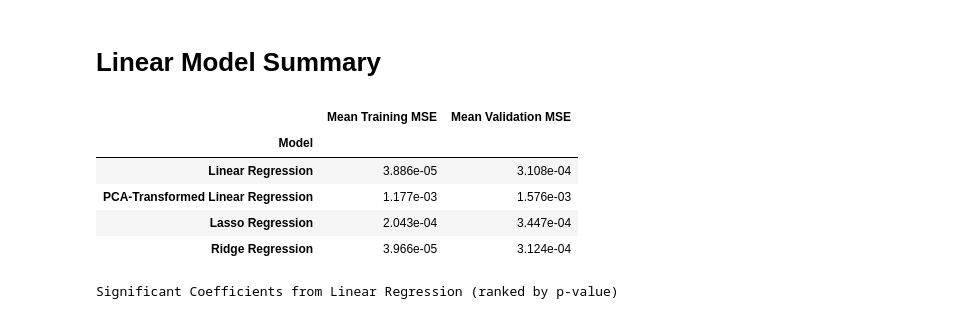
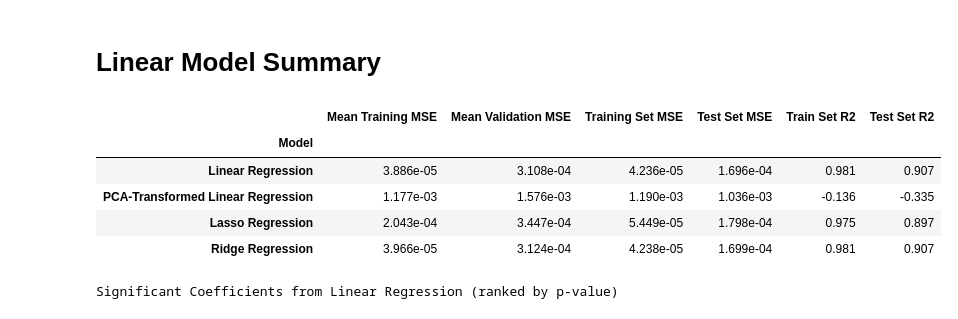
Before and after one commit to eshantewari/cs109-final-project, a Jupyter notebook: Linear Regression Model.ipynb, the cells around one changed output. Drawn from its saved outputs; the diff is of its cells as text; code cells hidden in the pictures.

```diff
--- a/Linear Regression Model.ipynb
+++ b/Linear Regression Model.ipynb
@@ -140,5 +145,13 @@ print(f"Mean training set MSE: {train_mse_lr:.7f}. Mean validation set MSE: {val
 
 #Overall Fitted Model
 lr.fit(X_train, y_train)
+train_mse_lr_full = mean_squared_error(lr.predict(X_train), y_train)
+r2_train_lr_full = r2_score(lr.predict(X_train), y_train)
+
+test_mse_lr_full = mean_squared_error(lr.predict(X_test), y_test)
+r2_test_lr_full = r2_score(lr.predict(X_test), y_test)
+
+print(f"Overall training set MSE: {train_mse_lr_full:.7f}. Overall test set MSE: {test_mse_lr_full:.7f} ")
+print(f"Overall training set R2: {r2_train_lr_full:.3f}. Overall test set R2: {r2_test_lr_full:.3f} ")
 # %% [output]
 Mean training set MSE: 0.0000389. Mean validation set MSE: 0.0003108
@@ -251,5 +268,13 @@ print(f"Mean training set MSE: {train_mse_lr_pca:.7f}. Mean validation set MSE:
 
 #Overall Fitted Model
 lr_pca.fit(X_train_pca[:,:n_components], y_train)
+train_mse_lr_pca_full = mean_squared_error(lr_pca.predict(X_train_pca[:,:n_components]), y_train)
+r2_train_lr_pca_full = r2_score(lr_pca.predict(X_train_pca[:,:n_components]), y_train)
+
+test_mse_lr_pca_full = mean_squared_error(lr_pca.predict(X_test_pca[:,:n_components]), y_test)
+r2_test_lr_pca_full = r2_score(lr_pca.predict(X_test_pca[:,:n_components]), y_test)
+
+print(f"Overall training set MSE: {train_mse_lr_pca_full:.7f}. Overall test set MSE: {test_mse_lr_pca_full:.7f} ")
+print(f"Overall training set R2: {r2_train_lr_pca_full:.3f}. Overall test set R2: {r2_test_lr_pca_full:.3f} ")
 # %% [output]
 Mean training set MSE: 0.0011766. Mean validation set MSE: 0.0015765
@@ -281,6 +307,7 @@ plt.xlabel("alpha")
 plt.ylabel("MSE")
 plt.legend()
 plt.title("Alpha Paramater for Lasso Model vs Train and Validation MSEs")
+plt.savefig('Project_images/lasso_tuning.pdf', bbox_inches="tight")
 plt.show()
 
 best_alpha_lasso = alphas[val_MSEs.index(min(val_MSEs))]
@@ -293,7 +320,15 @@ print(f"Alpha of Best Model: {best_alpha_lasso}. Mean training set MSE: {train_m
 
 #Overall Fitted Model
 lasso = Lasso(alpha = best_alpha_lasso, max_iter=10000)
-lasso.fit(X_train_scaled, y_train)
+lasso.fit(X_train, y_train)
+train_mse_lasso_full = mean_squared_error(lasso.predict(X_train), y_train)
+r2_train_lasso_full = r2_score(lasso.predict(X_train), y_train)
+
+test_mse_lasso_full = mean_squared_error(lasso.predict(X_test), y_test)
+r2_test_lasso_full = r2_score(lasso.predict(X_test), y_test)
+
+print(f"Overall training set MSE: {train_mse_lasso_full:.7f}. Overall test set MSE: {test_mse_lasso_full:.7f} ")
+print(f"Overall training set R2: {r2_train_lasso_full:.3f}. Overall test set R2: {r2_test_lasso_full:.3f} ")
 # %% [output]
 [figure]
 Alpha of Best Model: 0.001. Mean training set MSE: 0.0002043. Mean validation set MSE: 0.0003447
@@ -352,6 +406,7 @@ plt.xlabel("alpha")
 plt.ylabel("MSE")
 plt.legend()
 plt.title("Alpha Paramater for Ridge Model vs Train and Validation MSEs")
+plt.savefig('Project_images/ridge_tuning.pdf', bbox_inches="tight")
 plt.show()
 
 best_alpha_ridge = alphas[val_MSEs.index(min(val_MSEs))]
@@ -363,7 +418,15 @@ print(f"Alpha of Best Model: {best_alpha_ridge}. Mean training set MSE: {train_m
 
 #Overall Fitted Model
 ridge = Ridge(alpha = best_alpha_ridge, max_iter=10000)
-ridge.fit(X_train_scaled, y_train)
+ridge.fit(X_train, y_train)
+train_mse_ridge_full = mean_squared_error(ridge.predict(X_train), y_train)
+r2_train_ridge_full = r2_score(ridge.predict(X_train), y_train)
+
+test_mse_ridge_full = mean_squared_error(ridge.predict(X_test), y_test)
+r2_test_ridge_full = r2_score(ridge.predict(X_test), y_test)
+
+print(f"Overall training set MSE: {train_mse_ridge_full:.7f}. Overall test set MSE: {test_mse_ridge_full:.7f} ")
+print(f"Overall training set R2: {r2_train_ridge_full:.3f}. Overall test set R2: {r2_test_ridge_full:.3f} ")
 # %% [output]
 [figure]
 Alpha of Best Model: 0.001. Mean training set MSE: 0.0000397. Mean validation set MSE: 0.0003124
@@ -400,18 +481,22 @@ P_FQHC_RHC_Vis: -0.01102
 # %%
 lm_df = pd.DataFrame({"Model":["Linear Regression", "PCA-Transformed Linear Regression", "Lasso Regression", "Ridge Regression"],
          "Mean Training MSE": [train_mse_lr, train_mse_lr_pca, train_mse_lasso, train_mse_ridge ],
-         "Mean Validation MSE": [val_mse_lr, val_mse_lr_pca, val_mse_lasso, val_mse_ridge]
+         "Mean Validation MSE": [val_mse_lr, val_mse_lr_pca, val_mse_lasso, val_mse_ridge],
+         "Training Set MSE":[train_mse_lr_full, train_mse_lr_pca_full, train_mse_lasso_full, train_mse_ridge_full],
+         "Test Set MSE":[test_mse_lr_full, test_mse_lr_pca_full, test_mse_lasso_full, test_mse_ridge_full],
+         "Train Set R2":[r2_train_lr_full, r2_train_lr_pca_full, r2_train_lasso_full, r2_train_ridge_full],
+         "Test Set R2":[r2_test_lr_full, r2_test_lr_pca_full, r2_test_lasso_full, r2_test_ridge_full],
         })
 lm_df.set_index("Model", inplace=True)
 
 lm_df
 # %% [output]
-|  | Mean Training MSE | Mean Validation MSE |
-| Model |  |  |
-| Linear Regression | 3.886e-05 | 3.108e-04 |
-| PCA-Transformed Linear Regression | 1.177e-03 | 1.576e-03 |
-| Lasso Regression | 2.043e-04 | 3.447e-04 |
-| Ridge Regression | 3.966e-05 | 3.124e-04 |
+|  | Mean Training MSE | Mean Validation MSE | Training Set MSE | Test Set MSE | Train Set R2 | Test Set R2 |
+| Model |  |  |  |  |  |  |
+| Linear Regression | 3.886e-05 | 3.108e-04 | 4.236e-05 | 1.696e-04 | 0.981 | 0.907 |
+| PCA-Transformed Linear Regression | 1.177e-03 | 1.576e-03 | 1.190e-03 | 1.036e-03 | -0.136 | -0.335 |
+| Lasso Regression | 2.043e-04 | 3.447e-04 | 5.449e-05 | 1.798e-04 | 0.975 | 0.897 |
+| Ridge Regression | 3.966e-05 | 3.124e-04 | 4.238e-05 | 1.699e-04 | 0.981 | 0.907 |
 # %%
 print("Significant Coefficients from Linear Regression (ranked by p-value)")
 
```
Also changed, not shown: parts of 14 cells of this notebook, 9 other files.
